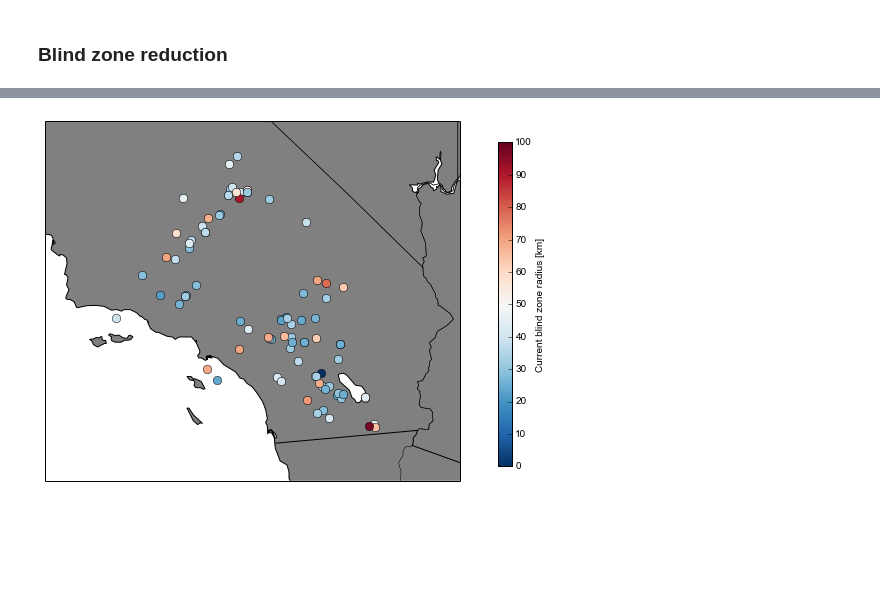
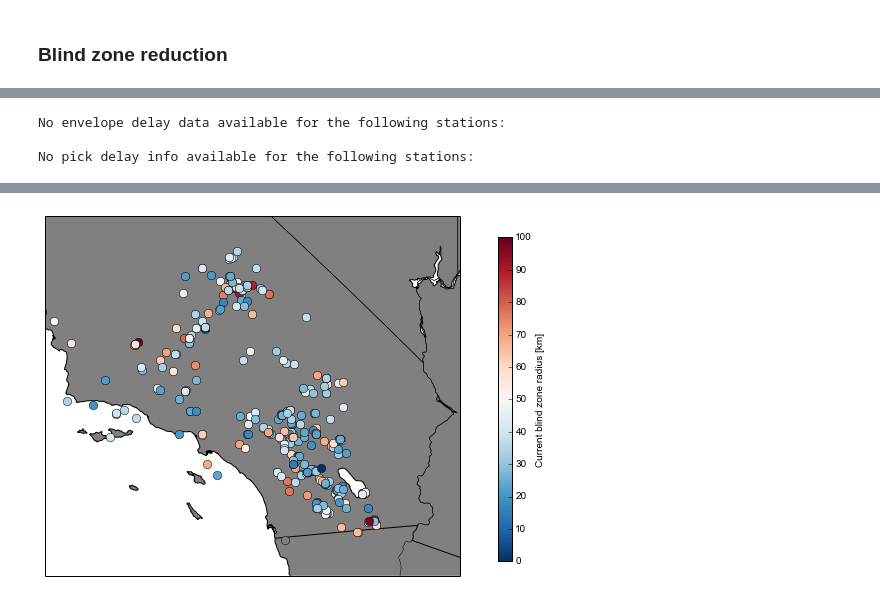
Before and after one commit to yannikbehr/SRL_2016, a Jupyter notebook: REAKT publication.ipynb, the cells around one changed output, grey strips where cells are left out. Drawn from its saved outputs; the diff is of its cells as text; code cells hidden in the pictures; blank space fills up the shorter version.

Commit message:
adding envelope computation routines

```diff
--- a/REAKT publication.ipynb
+++ b/REAKT publication.ipynb
@@ -449,7 +447,7 @@ fout = './data/optimal_blindzone_ca.npz'
 fig = plt.figure(figsize=(10,10))
 ax = fig.add_axes([0.08,0.05,0.8,0.5])
 cax = fig.add_axes([0.82, 0.07, 0.02, 0.45])
-am, cb = plot_bz(events=eventsfn,stations=stationsfn,vmin=0,vmax=100,new=False,
+am, cb = plot_bz(events=eventsfn,stations=stationsfn,vmin=0,vmax=100,new=True,
         fout=fout,mapbnd=(32, 37, -121, -114, 36),geofilter=EventSoCal(),
         fig=fig,ax=ax,cax=cax,bzreduction=True,at=False)
 am.m.drawmeridians(np.arange(33,37), labels=[0, 0, 0, 1], color='lightgray',
@@ -464,0 +464,3 @@ plt.show()
+No envelope delay data available for the following stations:
+
+No pick delay info available for the following stations:
@@ -465 +468 @@ plt.show()
-[figure, old version]
+[figure, new version]
```
Also changed, not shown: parts of 8 cells of this notebook, 3 other files.
